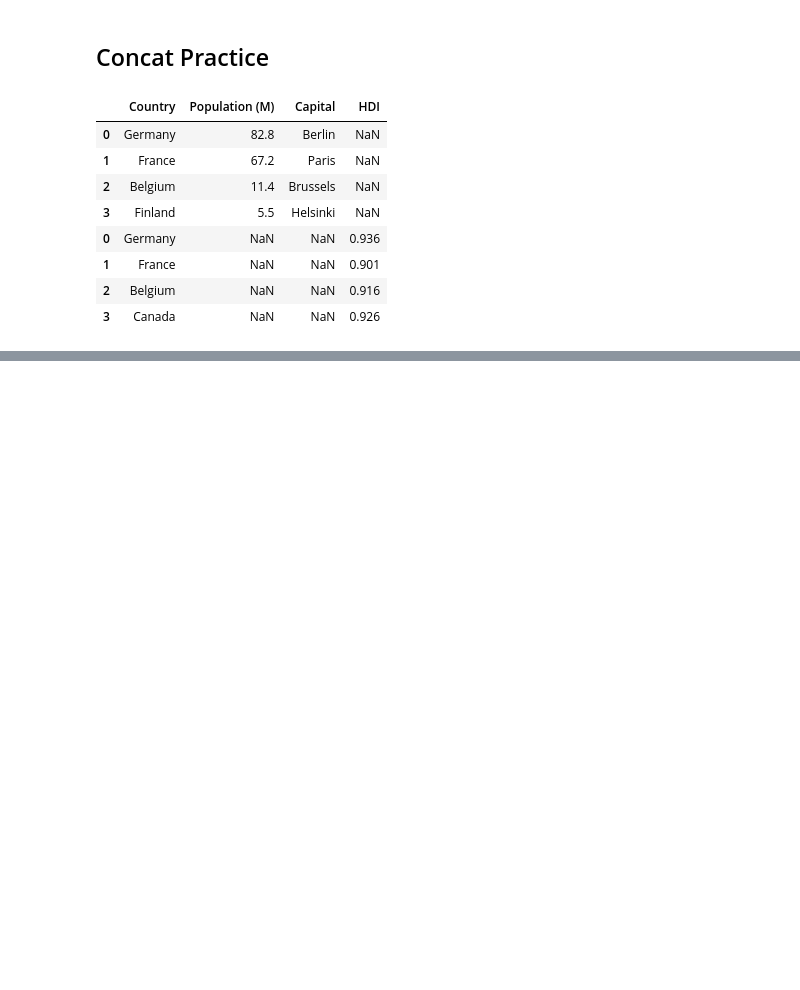
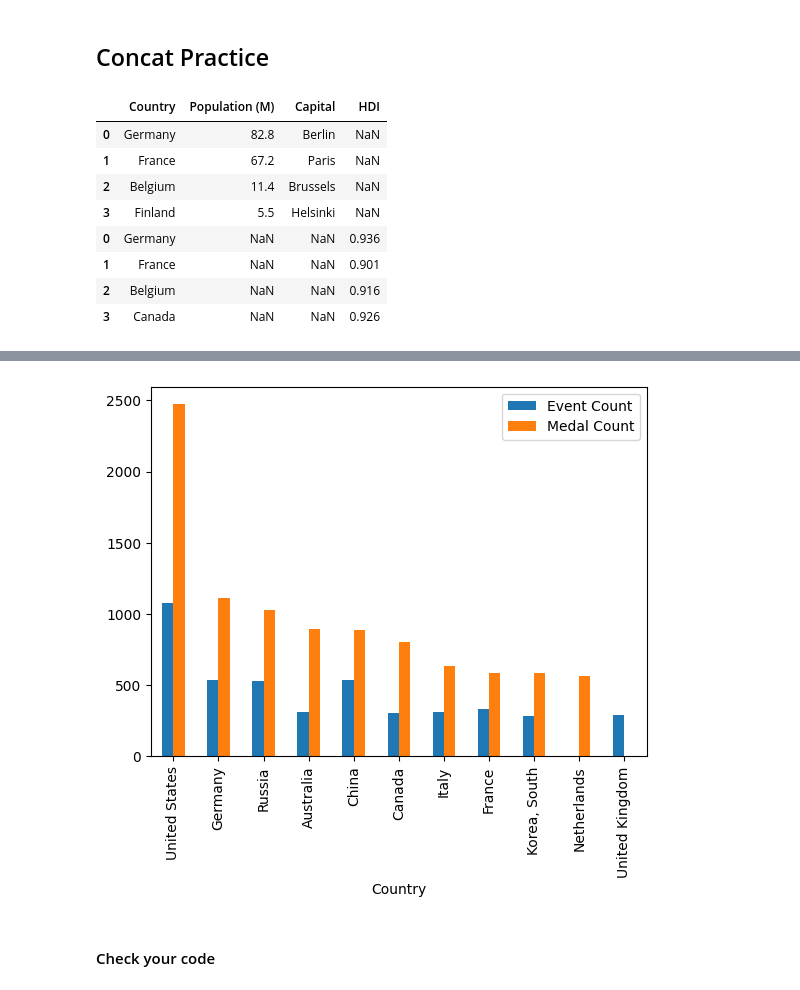
Before and after one commit to lauracoding7/lw_data_science, a Jupyter notebook: 02-Data-Toolkit/01-Data-Analysis/multiple-files-with-pandas/multiple_files.ipynb, the cells around one changed output, grey strips where cells are left out. Drawn from its saved outputs; the diff is of its cells as text; code cells hidden in the pictures; blank space fills up the shorter version.

```diff
--- a/02-Data-Toolkit/01-Data-Analysis/multiple-files-with-pandas/multiple_files.ipynb
+++ b/02-Data-Toolkit/01-Data-Analysis/multiple-files-with-pandas/multiple_files.ipynb
@@ -242,0 +486,5 @@ concat_df
+# %%
+top_10_combined = top_10_events_df \
+                .merge(top_10_df, on="Country", how="outer") \
+                .sort_values(by="Medal Count", ascending=False)
+top_10_combined
@@ -242,0 +505,6 @@ concat_df
+# %%
+top_10_combined.plot(kind='bar');
+# %% [output]
+[figure, added]
+# %% [markdown]
+#### Check your code
```
Also changed, not shown: parts of 33 cells of this notebook, 30 other files.
